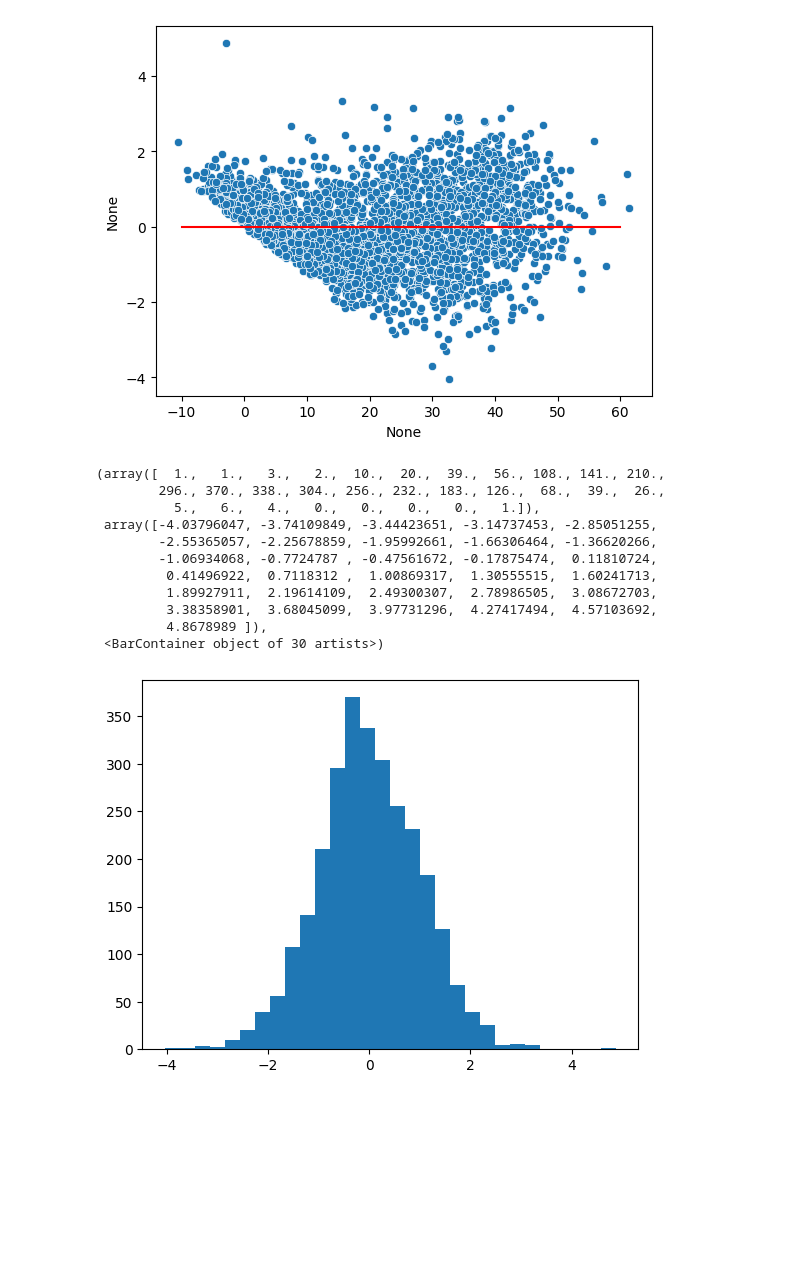
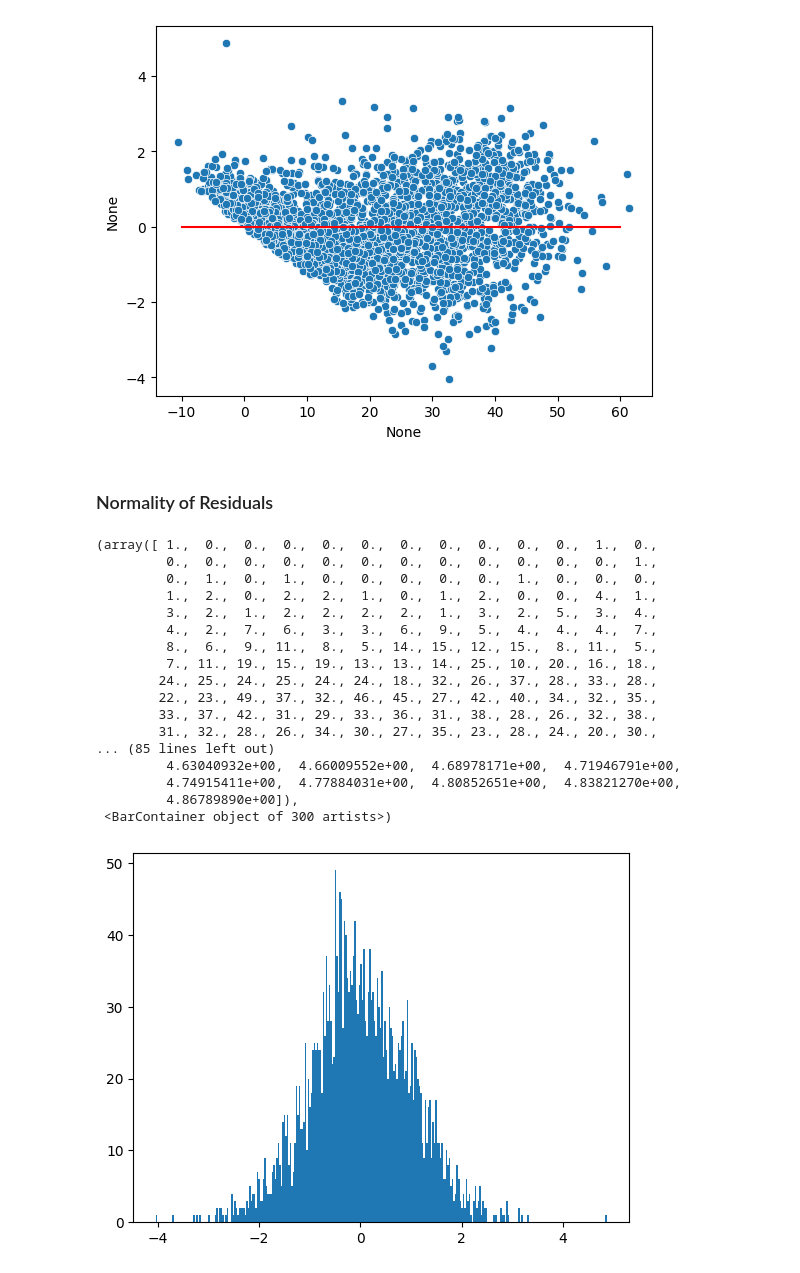
Before and after one commit to valenciaaalberto/Math189Project, a Jupyter notebook: Data/project.ipynb, the cells around one changed output. Drawn from its saved outputs; the diff is of its cells as text; code cells hidden in the pictures; blank space fills up the shorter version.

```diff
--- a/Data/project.ipynb
+++ b/Data/project.ipynb
@@ -316,18 +320,26 @@ plt.plot(np.linspace(-10, 60, 100), np.zeros(100), 'r')
 # %% [output]
 [<matplotlib.lines.Line2D at 0x...>]
 [figure]
+# %% [markdown]
+### Normality of Residuals
 # %%
-plt.hist(standardize(model.resid), bins=30)
+plt.hist(standardize(model.resid), bins=300)
 # %% [output]
-(array([  1.,   1.,   3.,   2.,  10.,  20.,  39.,  56., 108., 141., 210.,
-        296., 370., 338., 304., 256., 232., 183., 126.,  68.,  39.,  26.,
-          5.,   6.,   4.,   0.,   0.,   0.,   0.,   1.]),
- array([-4.03796047, -3.74109849, -3.44423651, -3.14737453, -2.85051255,
-        -2.55365057, -2.25678859, -1.95992661, -1.66306464, -1.36620266,
-        -1.06934068, -0.7724787 , -0.47561672, -0.17875474,  0.11810724,
-         0.41496922,  0.7118312 ,  1.00869317,  1.30555515,  1.60241713,
-         1.89927911,  2.19614109,  2.49300307,  2.78986505,  3.08672703,
-         3.38358901,  3.68045099,  3.97731296,  4.27417494,  4.57103692,
-         4.8678989 ]),
- <BarContainer object of 30 artists>)
+(array([ 1.,  0.,  0.,  0.,  0.,  0.,  0.,  0.,  0.,  0.,  0.,  1.,  0.,
+         0.,  0.,  0.,  0.,  0.,  0.,  0.,  0.,  0.,  0.,  0.,  0.,  1.,
+         0.,  1.,  0.,  1.,  0.,  0.,  0.,  0.,  0.,  1.,  0.,  0.,  0.,
+         1.,  2.,  0.,  2.,  2.,  1.,  0.,  1.,  2.,  0.,  0.,  4.,  1.,
+         3.,  2.,  1.,  2.,  2.,  2.,  2.,  1.,  3.,  2.,  5.,  3.,  4.,
+         4.,  2.,  7.,  6.,  3.,  3.,  6.,  9.,  5.,  4.,  4.,  4.,  7.,
+         8.,  6.,  9., 11.,  8.,  5., 14., 15., 12., 15.,  8., 11.,  5.,
+         7., 11., 19., 15., 19., 13., 13., 14., 25., 10., 20., 16., 18.,
+        24., 25., 24., 25., 24., 24., 18., 32., 26., 37., 28., 33., 28.,
+        22., 23., 49., 37., 32., 46., 45., 27., 42., 40., 34., 32., 35.,
+        33., 37., 42., 31., 29., 33., 36., 31., 38., 28., 26., 32., 38.,
+        31., 32., 28., 26., 34., 30., 27., 35., 23., 28., 24., 20., 30.,
+... (85 lines left out)
+         4.63040932e+00,  4.66009552e+00,  4.68978171e+00,  4.71946791e+00,
+         4.74915411e+00,  4.77884031e+00,  4.80852651e+00,  4.83821270e+00,
+         4.86789890e+00]),
+ <BarContainer object of 300 artists>)
-[figure, old version]
+[figure, new version]
```
Also changed, not shown: parts of 12 cells of this notebook.
